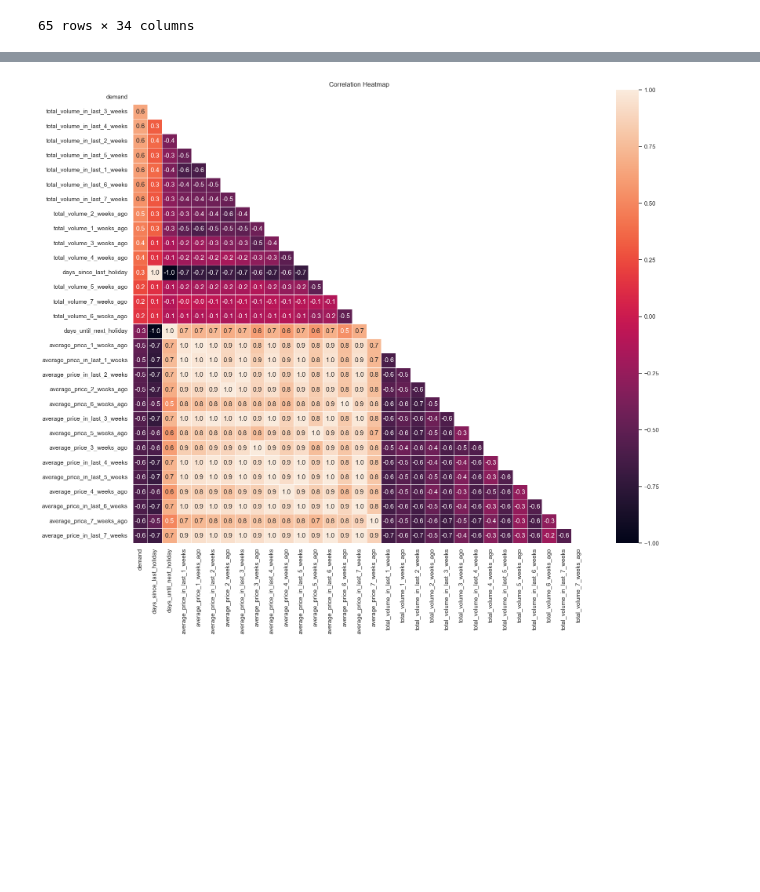
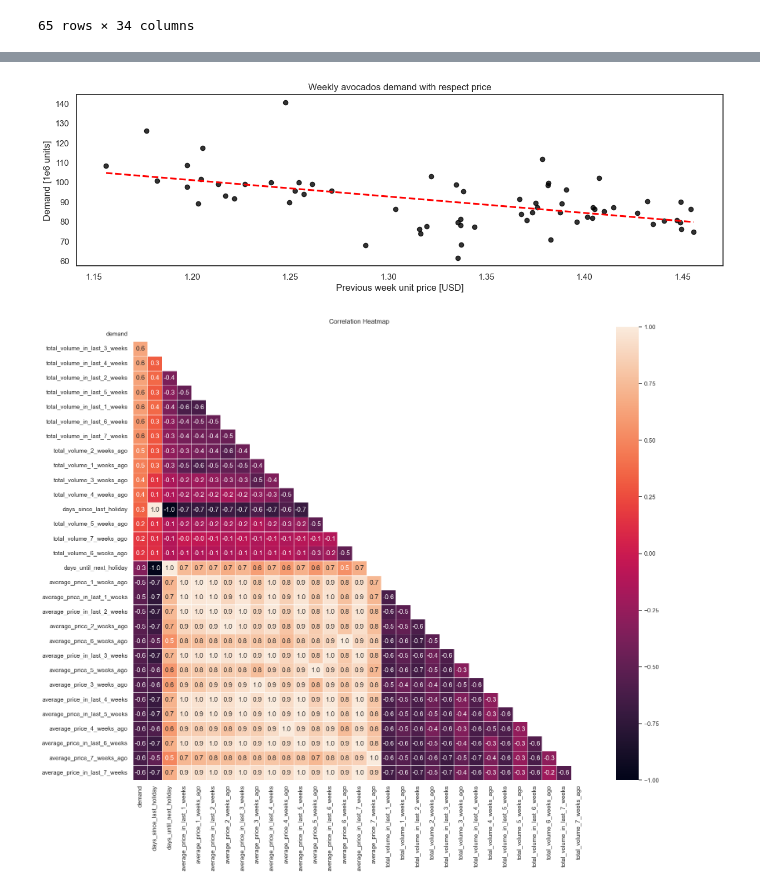
Before and after one commit to santiviquez/ageml, a Jupyter notebook: notebooks/experiments/avocados_demand_forescasting_baseline.ipynb, the cells around one changed output, grey strips where cells are left out. Cells and saved outputs as stored; diff of their text form; code cells hidden in the pictures; blank space fills up the shorter version.

```diff
--- a/notebooks/experiments/avocados_demand_forescasting_baseline.ipynb
+++ b/notebooks/experiments/avocados_demand_forescasting_baseline.ipynb
@@ -121,3 +172,16 @@ plt.show()
+# %%
+fig, ax = plt.subplots(figsize=(15,4))
+
+ax = sns.regplot(x="average_price_in_last_1_weeks", y="demand", data=df1, ci=False,
+                 scatter_kws={"color": "black"}, line_kws={"color": "red", 'linestyle':'--'})
+
+ax.set_title('Weekly avocados demand with respect price')
+ax.set_ylabel('Demand [1e6 units]')
+ax.set_xlabel('Previous week unit price [USD]')
+plt.savefig('../../figures/avocados_demand_price.svg', format='svg', bbox_inches='tight')
+plt.show()
+# %% [output]
+[figure, added]
 # %%
 fig, ax = plt.subplots(figsize=(20,15))
 corr = df.corr()
```
Also changed, not shown: parts of 12 cells of this notebook, 20 other files.
